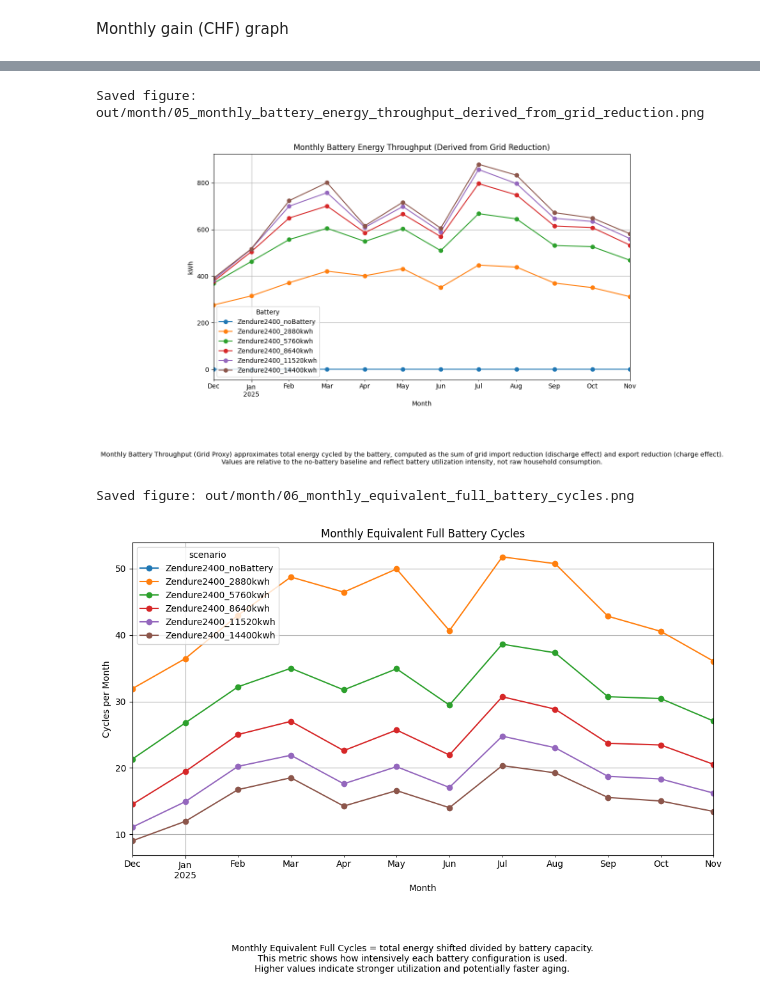
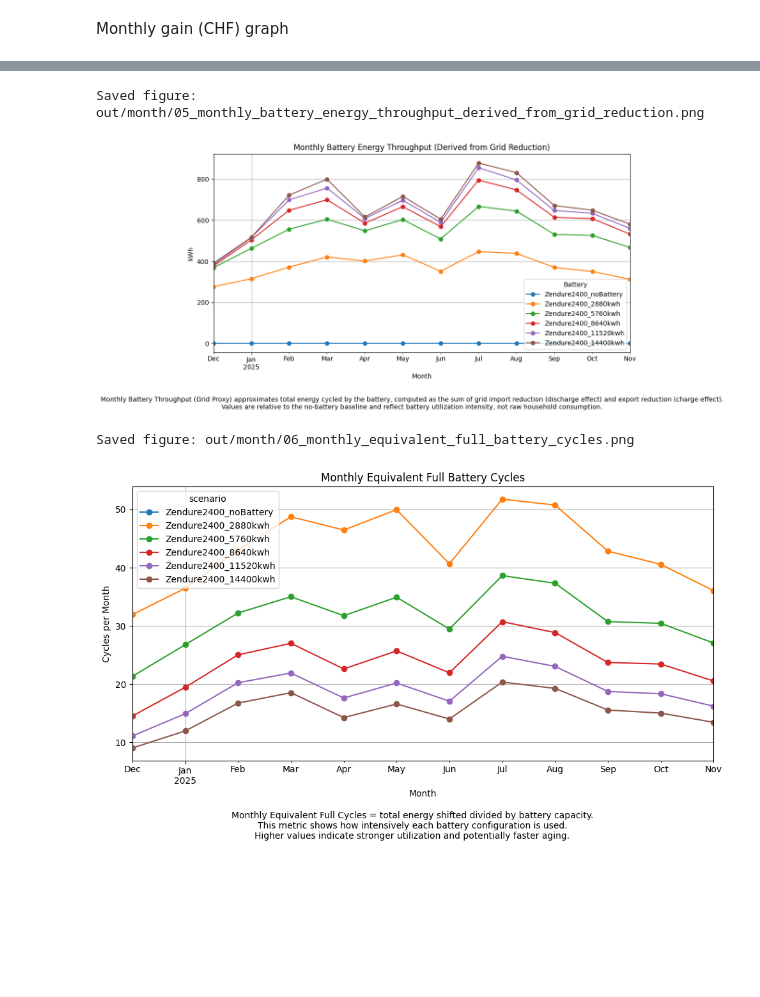
Before and after one commit to nicoMeynet/BatterySimu, a Jupyter notebook: battery_comparison_month.ipynb, the cells around one changed output, grey strips where cells are left out. Cells and saved outputs as stored; diff of their text form; code cells hidden in the pictures; blank space fills up the shorter version.

```diff
--- a/battery_comparison_month.ipynb
+++ b/battery_comparison_month.ipynb
@@ -259,36 +259,36 @@ df_monthly["battery_throughput_kwh"] = (
     df_monthly["grid_injected_kwh"]
 )
 
 pivot = df_monthly.pivot(
     index="month",
     columns="scenario",
     values="battery_throughput_kwh"
 )
 
 pivot = pivot[scenario_order]
 
 pivot.plot(marker="o")
 plt.title("Monthly Battery Energy Throughput (Derived from Grid Reduction)")
 plt.xlabel("Month")
 plt.ylabel("kWh")
 plt.legend(title="Battery")
 plt.grid(True)
-plt.tight_layout()
+plt.tight_layout(rect=[0, 0.10, 1, 1])
 plt.figtext(
-    0.5, -0.18,
+    0.5, 0.02,
     "Monthly Battery Throughput (Grid Proxy) approximates total energy cycled by the battery, "
     "computed as the sum of grid import reduction (discharge effect) and export reduction "
     "(charge effect).\n"
     "Values are relative to the no-battery baseline and reflect battery utilization intensity, "
     "not raw household consumption.",
     ha="center",
     fontsize=10
 )
 export_current_figure(MONTH_FIG_DIR)
 plt.show()
 # %% [output]
 Saved figure: out/month/05_monthly_battery_energy_throughput_derived_from_grid_reduction.png
-[figure, old version]
+[figure, new version]
 # %%
 # Convert Wh → kWh
 df_monthly["battery_size_kwh"] = df_monthly["battery_size_wh"] / 1000
@@ -313,10 +313,10 @@ plt.title("Monthly Equivalent Full Battery Cycles")
 plt.xlabel("Month")
 plt.ylabel("Cycles per Month")
 plt.grid(True)
-plt.tight_layout()
+plt.tight_layout(rect=[0, 0.10, 1, 1])
 
 plt.figtext(
-    0.5, -0.18,
+    0.5, 0.02,
     "Monthly Equivalent Full Cycles = total energy shifted divided by battery capacity.\n"
     "This metric shows how intensively each battery configuration is used.\n"
     "Higher values indicate stronger utilization and potentially faster aging.",
@@ -328,7 +328,7 @@ export_current_figure(MONTH_FIG_DIR)
 plt.show()
 # %% [output]
 Saved figure: out/month/06_monthly_equivalent_full_battery_cycles.png
-[figure, old version]
+[figure, new version]
 # %%
 FULL_ROWS = []
 
```
Also changed, not shown: parts of 13 cells of this notebook, 5 other files.
